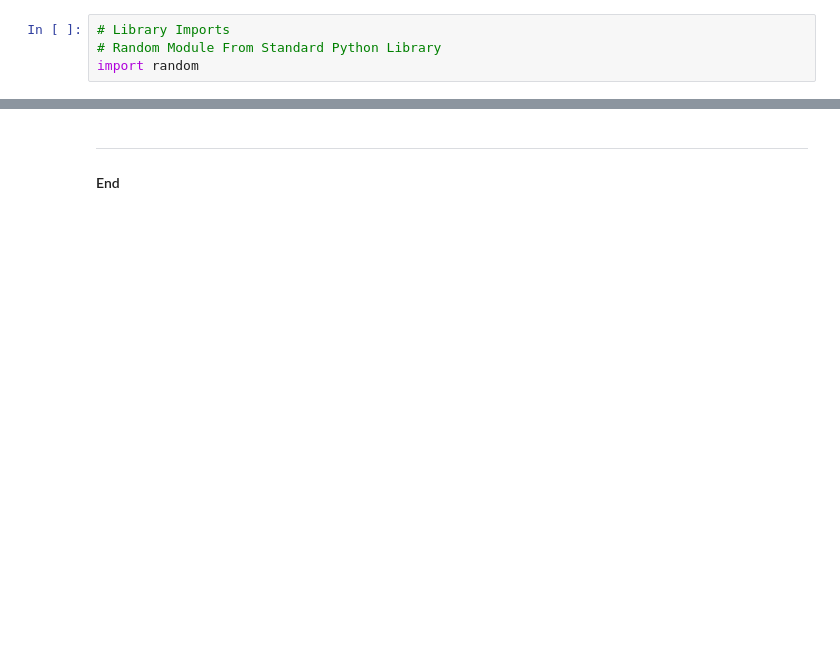
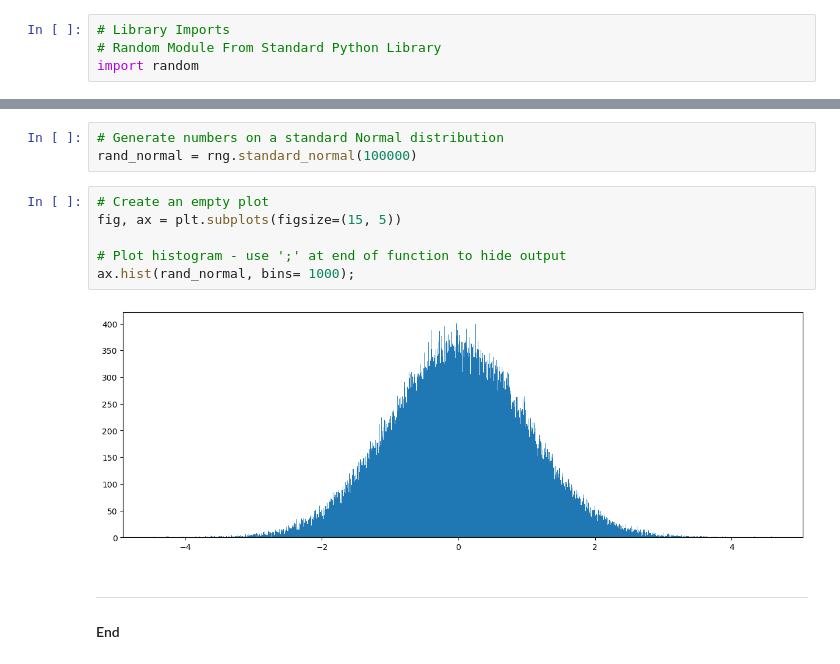
Before and after one commit to turps-pc90/fund_data, a Jupyter notebook: random.ipynb, the cells around one changed output, grey strips where cells are left out. Saved outputs shown, nothing was run; the diff lists cells and outputs as text; blank space fills up the shorter version.

```diff
--- a/random.ipynb
+++ b/random.ipynb
@@ -161,3 +306,14 @@ for song_number, song_details in shuffled_songs.items():
+# %%
+# Generate numbers on a standard Normal distribution
+rand_normal = rng.standard_normal(100000)
+# %%
+# Create an empty plot
+fig, ax = plt.subplots(figsize=(15, 5))
+
+# Plot histogram - use ';' at end of function to hide output
+ax.hist(rand_normal, bins= 1000);
+# %% [output]
+[figure, added]
 # %% [markdown]
 ***
 #### End
```
Also changed, not shown: parts of 24 cells of this notebook.
